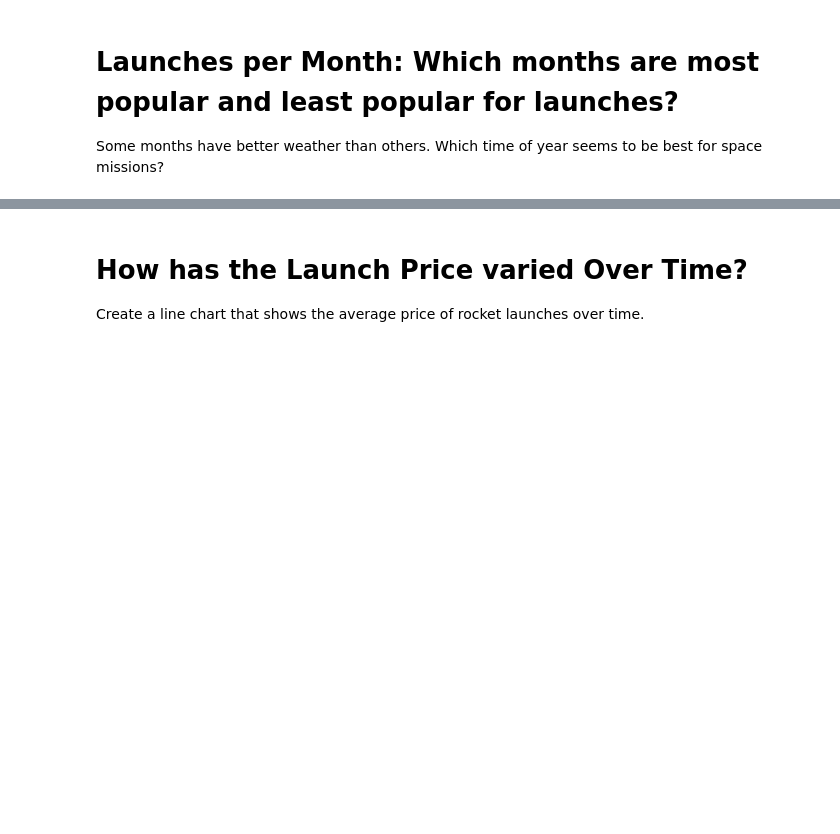
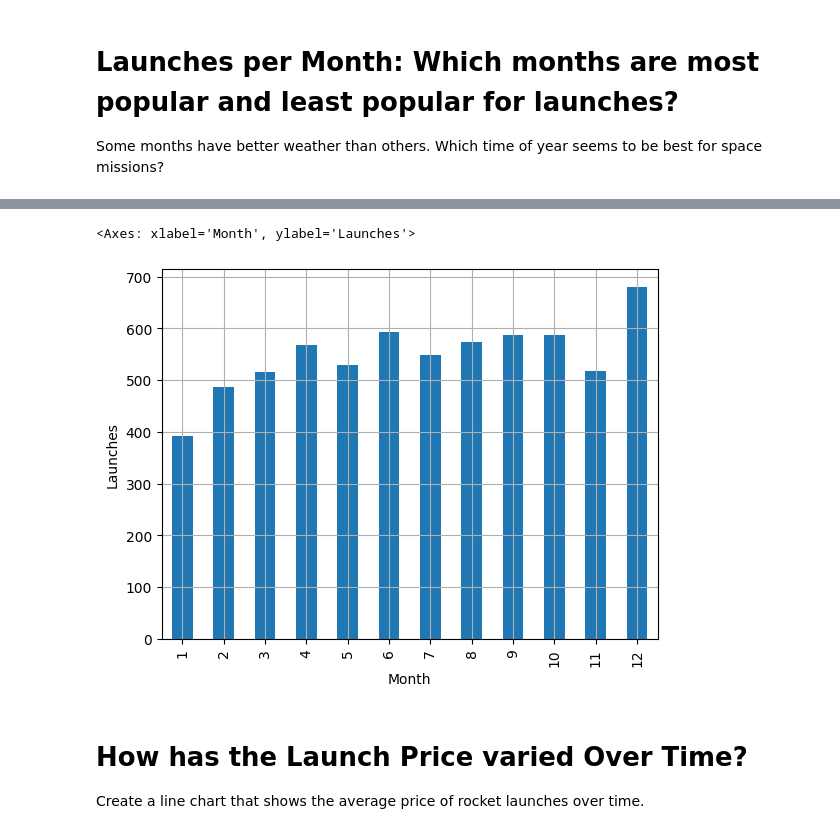
Before and after one commit to johnpapwinter/space-race-data-analysis, a Jupyter notebook: Space_Missions_Analysis.ipynb, the cells around one changed output, grey strips where cells are left out. Drawn from its saved outputs; the diff is of its cells as text; code cells hidden in the pictures; blank space fills up the shorter version.

Commit message:
small changes in diagram

```diff
--- a/Space_Missions_Analysis.ipynb
+++ b/Space_Missions_Analysis.ipynb
@@ -638,3 +655,8 @@ Some months have better weather than others. Which time of year seems to be best
+# %%
+df['date'].dt.month.value_counts().sort_index().plot(kind='bar', grid=True, xlabel='Month', ylabel='Launches')
+# %% [output]
+<Axes: xlabel='Month', ylabel='Launches'>
+[figure, added]
 # %% [markdown]
 # How has the Launch Price varied Over Time?
 
```
Also changed, not shown: parts of 1 cell of this notebook.
